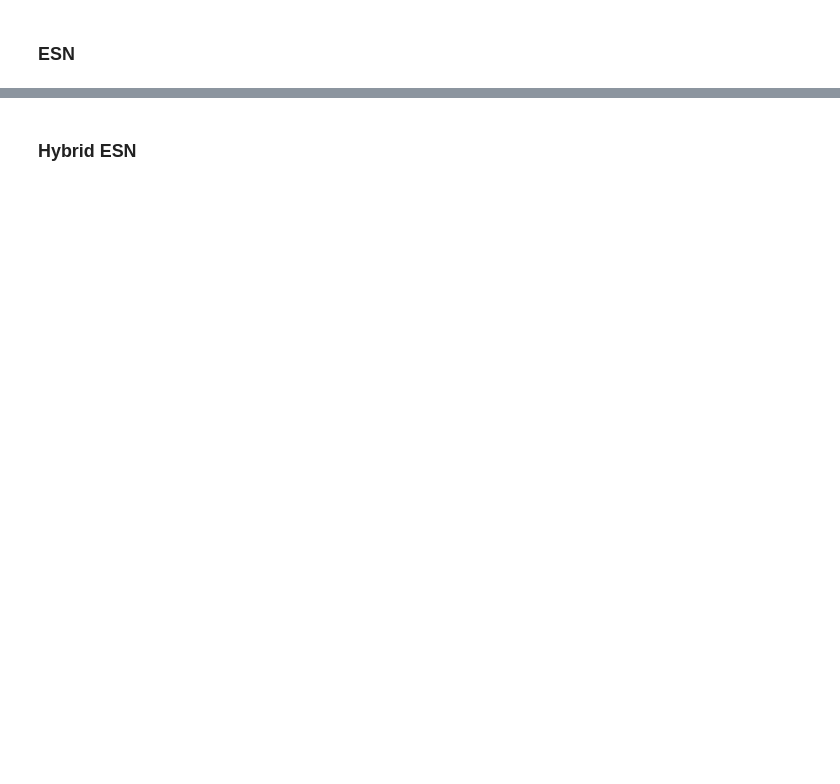
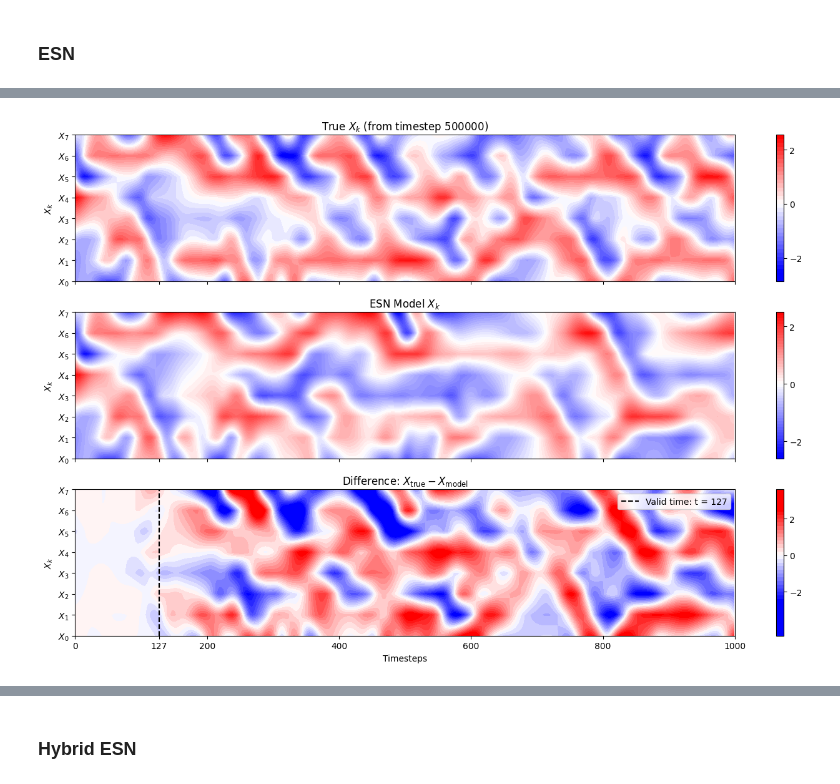
Before and after one commit to mcvlix/lorenz-96-hybrid-esn, a Jupyter notebook: main.ipynb, the cells around one changed output, grey strips where cells are left out. Drawn from its saved outputs; the diff is of its cells as text; code cells hidden in the pictures; blank space fills up the shorter version.

```diff
--- a/main.ipynb
+++ b/main.ipynb
@@ -208,6 +402,11 @@ def predict_esn(A, Win, W_out, res_params, r_state, start_idx, r_idx, X_true=Non
         x = np.tanh(A @ x + Win @ out)
 
     return output
+# %%
+data  = np.load(os.path.join(data_path, 'truth_h_0.5_c_8_F_20.npy'), mmap_mode='r')
+norms = np.load(os.path.join(data_path, 'norm_constants_h_0.5_c_8_F_20.npz'))
+x_mean, x_std = norms['x_mean'], norms['x_std']
+y_mean, y_std = norms['y_mean'], norms['y_std']
 # %%
 # Load model
 model = np.load(os.path.join(models_path, 'model_500000.npz'))
@@ -291,0 +450,5 @@ print(f"✅ Saved plot to {os.path.join(plots_path, plot_filename)}")
+# %%
+# === Plot Comparison ===
+plot_model_vs_truth(X_true, X_preds, start=start_idx, model_name="ESN Model", valid_time=valid_time)
+# %% [output]
+[figure, added]
```
Also changed, not shown: parts of 42 cells of this notebook.
